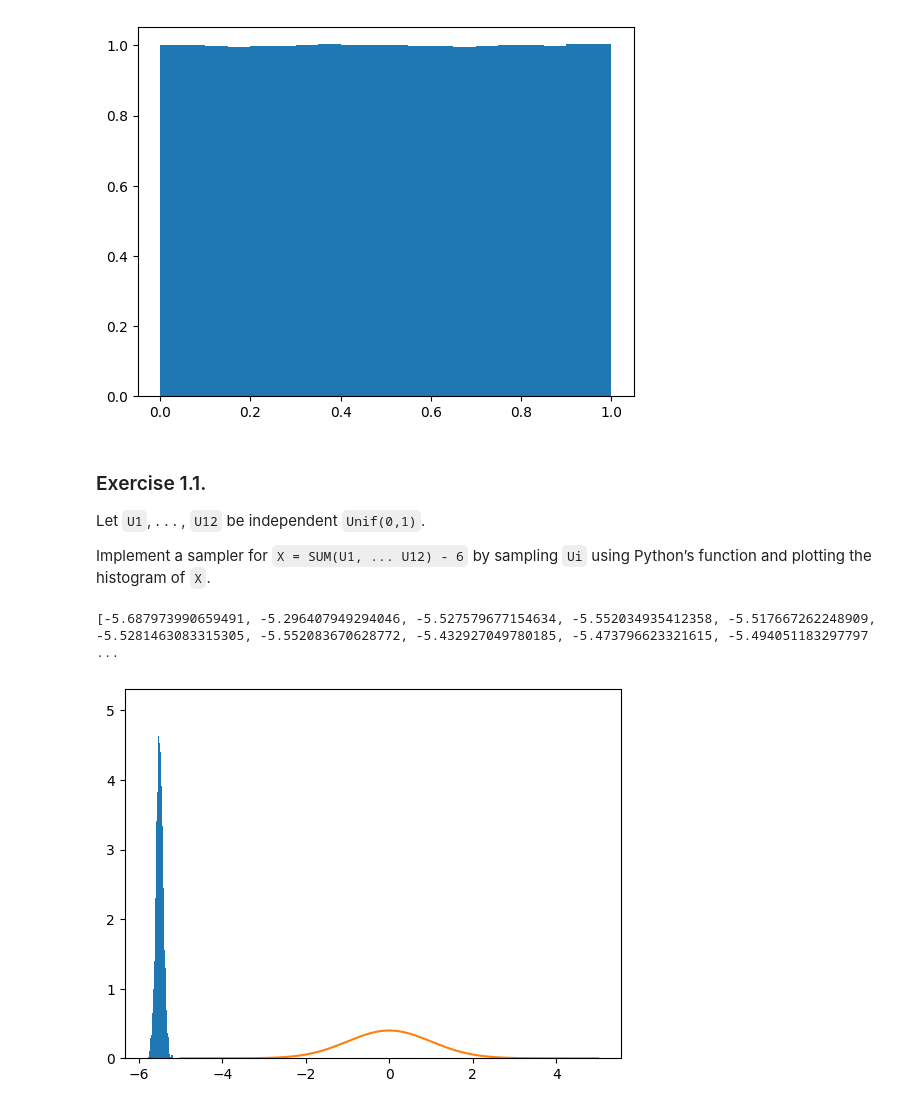
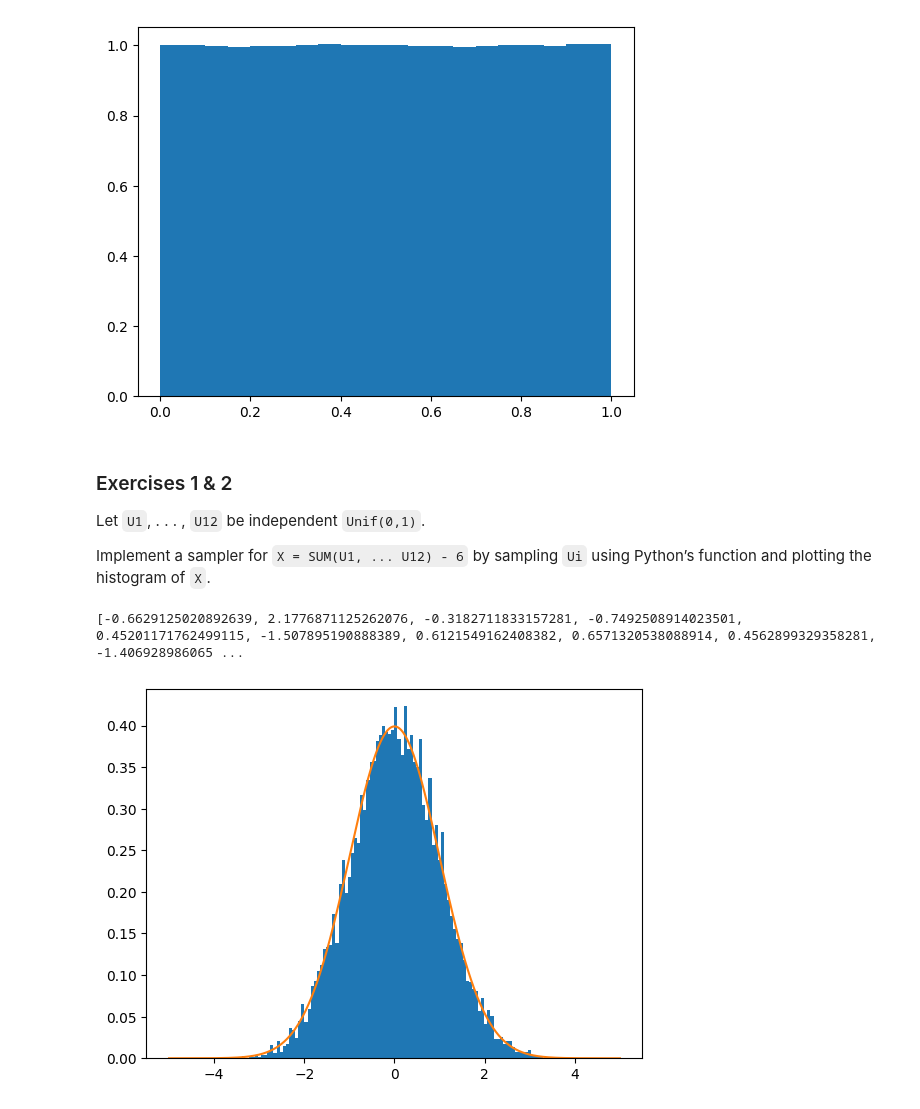
Before and after one commit to jCabala/learn-by-practise, a Jupyter notebook: ICL/stochasticSimulationICL/week_1.ipynb, the cells around one changed output. Drawn from its saved outputs; the diff is of its cells as text; code cells hidden in the pictures.

```diff
--- a/ICL/stochasticSimulationICL/week_1.ipynb
+++ b/ICL/stochasticSimulationICL/week_1.ipynb
@@ -27,22 +27,22 @@ plt.hist(u, bins=20, density=True); #density parameter draws a probability distr
 [1.64609053e-04 2.28641975e-01 4.47242798e-01]
 [figure]
 # %% [markdown]
-### Exercise 1.1.
+### Exercises 1 & 2
 
 Let `U1`, . . . , `U12` be independent `Unif(0,1)`.
 
 Implement a sampler for `X = SUM(U1, ... U12) - 6` by sampling `Ui` using Python’s function and plotting the histogram of `X`.
 # %%
 def sampleX():
-    return np.sum(np.array(stats.uniform.rvs(size=12))) / 12 - 6
+    return np.sum(np.array(stats.uniform.rvs(size=12))) - 6
 
 xs = [sampleX() for _ in range(10000)]
 print(xs)
 plt.hist(xs, bins=100, density=True)
 
 xx = np.linspace(-5, 5, 1000)
 plt.plot(xx , stats.norm.pdf(xx , 0, 1))
 plt.show()
 # %% [output]
-[-5.687973990659491, -5.296407949294046, -5.527579677154634, -5.552034935412358, -5.517667262248909, -5.5281463083315305, -5.552083670628772, -5.432927049780185, -5.473796623321615, -5.494051183297797 ...
+[-0.6629125020892639, 2.1776871125262076, -0.3182711833157281, -0.7492508914023501, 0.45201171762499115, -1.507895190888389, 0.6121549162408382, 0.6571320538088914, 0.4562899329358281, -1.406928986065 ...
-[figure, old version]
+[figure, new version]
```
Also changed, not shown: parts of 2 cells of this notebook, 4 other files.
